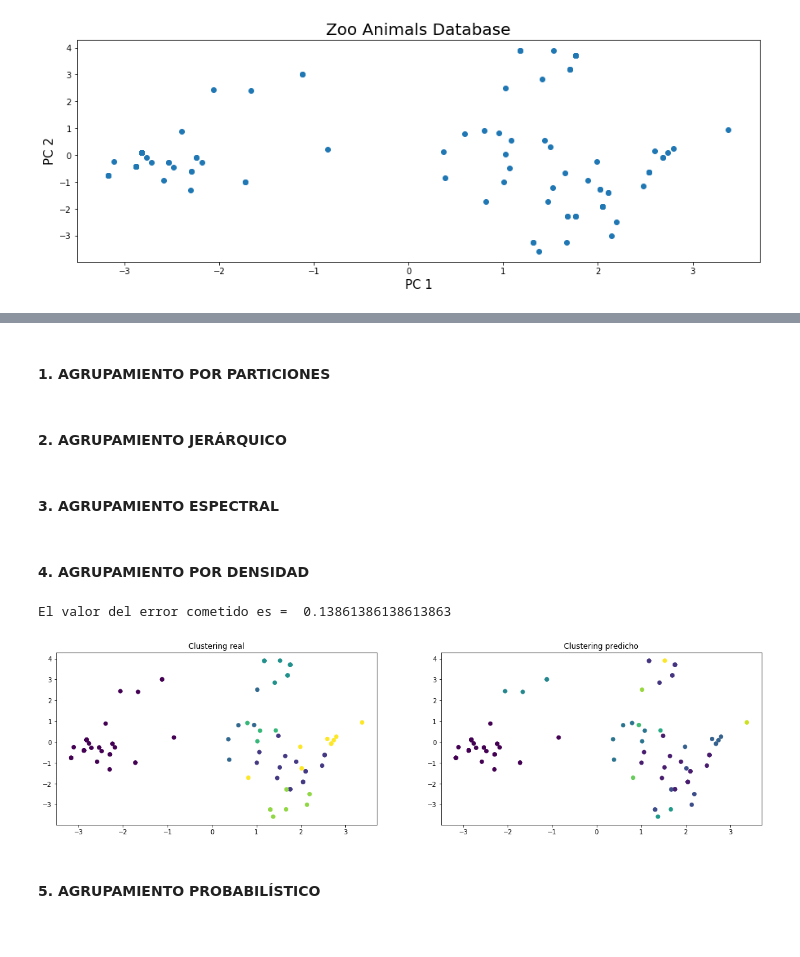
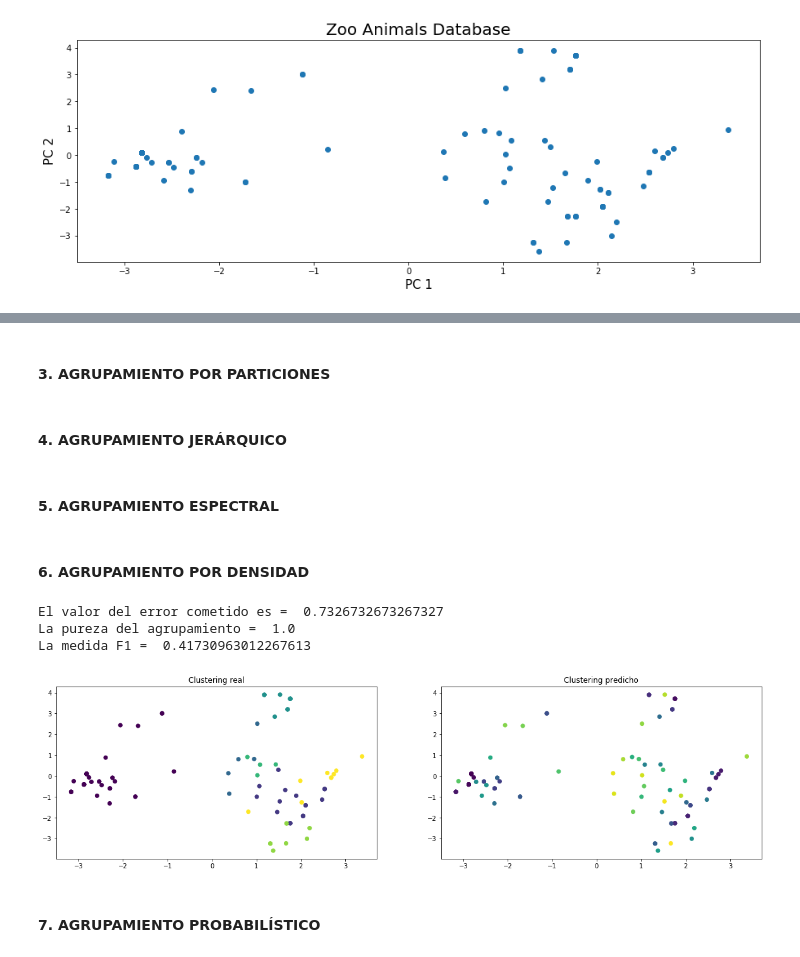
Before and after one commit to alvaronavarroguz/06MAIR-Aprendizaje-No-Supervisado, a Jupyter notebook: Trabajo_Final/Trabajo_Final.ipynb, the cells around one changed output, grey strips where cells are left out. Cells and saved outputs as stored; diff of their text form; code cells hidden in the pictures.

Commit message:
Añadiendo medidas de evaluación

```diff
--- a/Trabajo_Final/Trabajo_Final.ipynb
+++ b/Trabajo_Final/Trabajo_Final.ipynb
@@ -131,68 +166,44 @@ plt.show()
 # %% [markdown]
-#### 1. AGRUPAMIENTO POR PARTICIONES
+#### 3. AGRUPAMIENTO POR PARTICIONES
 # %% [markdown]
-#### 2. AGRUPAMIENTO JERÁRQUICO
+#### 4. AGRUPAMIENTO JERÁRQUICO
 # %% [markdown]
-#### 3. AGRUPAMIENTO ESPECTRAL
+#### 5. AGRUPAMIENTO ESPECTRAL
 # %%
 #datos Lung: PCs_lung
 #datos Zoo: PCs_zoo, zoo_label
 # %% [markdown]
-#### 4. AGRUPAMIENTO POR DENSIDAD
+#### 6. AGRUPAMIENTO POR DENSIDAD
 # %%
 # Vamos a utilizar el método de desplazamiento de media
 from sklearn.cluster import MeanShift
 from sklearn.metrics import confusion_matrix
 
-h = 3
+h = 1
 
 clustering = MeanShift(bandwidth = h).fit(PCs_zoo)
 
 # Necesito sumar 1 porque el etiquetado predicho empieza incorrectamente por 0
 clustering.labels_  = clustering.labels_ + 1
 
 # Mostrar resultados
 fig, ax = plt.subplots(1,2,figsize=(20,5))
 ax[0].set_title('Clustering real')
 ax[0].scatter(PCs_zoo[:,0], PCs_zoo[:,1], c = zoo_label)
 ax[1].set_title('Clustering predicho')
 ax[1].scatter(PCs_zoo[:,0], PCs_zoo[:,1], c = clustering.labels_)
 
 # Calculamos la matriz de confusión
 mC = confusion_matrix(zoo_label, clustering.labels_)
 
-def medida_precision(mat, l, k):
-    return mat[l,k]/float(np.sum(mat[:,k]))
-
-def medida_recall(mat, l, k):
-    return mat[l,k]/float(np.sum(mat[l,:]))
-
-def medida_f1_especifica(mat, l, k):
-    prec = medida_precision(mat, l, k)
-    rec = medida_recall(mat, l, k)
-    if (prec+rec)==0:
-        return 0
-    else:
-        return 2*prec*rec/(prec+rec)
-
-def medida_f1(mat):
-    totales = np.sum(mat,1)/float(np.sum(mat))
-    assign = np.sum([totales[l] * np.max([medida_f1_especifica(mat, l, k)
-                                          for k in np.arange(mat.shape[1])])
-                     for l in np.arange(mat.shape[0])])
-    return assign
-
-def medida_pureza(mat):
-    totales = np.sum(mat,0)/float(np.sum(mat))
-    return np.sum([totales[k] * np.max(mat[:,k]/float(np.sum(mat[:,k]))) for k in np.arange(mat.shape[1])])
-
-def medida_error(mat):
-    assign = np.sum([np.max(mat[l,:]) for l in np.arange(mat.shape[0])])
-    return 1 - assign / float(np.sum(mat))
 
 print('El valor del error cometido es = ', medida_error(mC))
+print('La pureza del agrupamiento = ', medida_pureza(mC))
+print('La medida F1 = ', medida_f1(mC))
 # %% [output]
-El valor del error cometido es =  0.13861386138613863
+El valor del error cometido es =  0.7326732673267327
+La pureza del agrupamiento =  1.0
+La medida F1 =  0.41730963012267613
-[figure, old version]
+[figure, new version]
 # %% [markdown]
-#### 5. AGRUPAMIENTO PROBABILÍSTICO
+#### 7. AGRUPAMIENTO PROBABILÍSTICO
```
Also changed, not shown: parts of 5 cells of this notebook.
